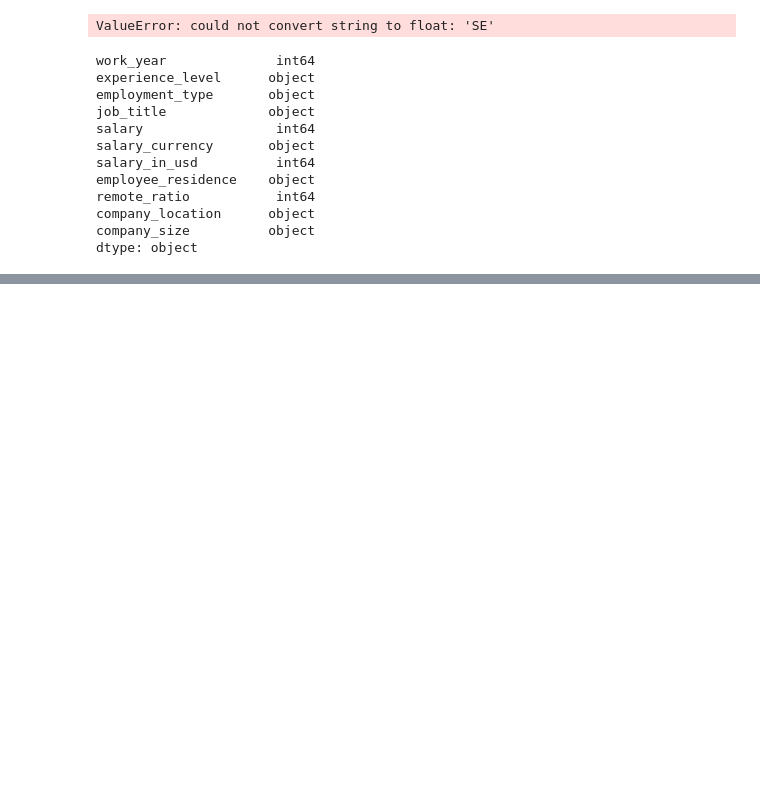
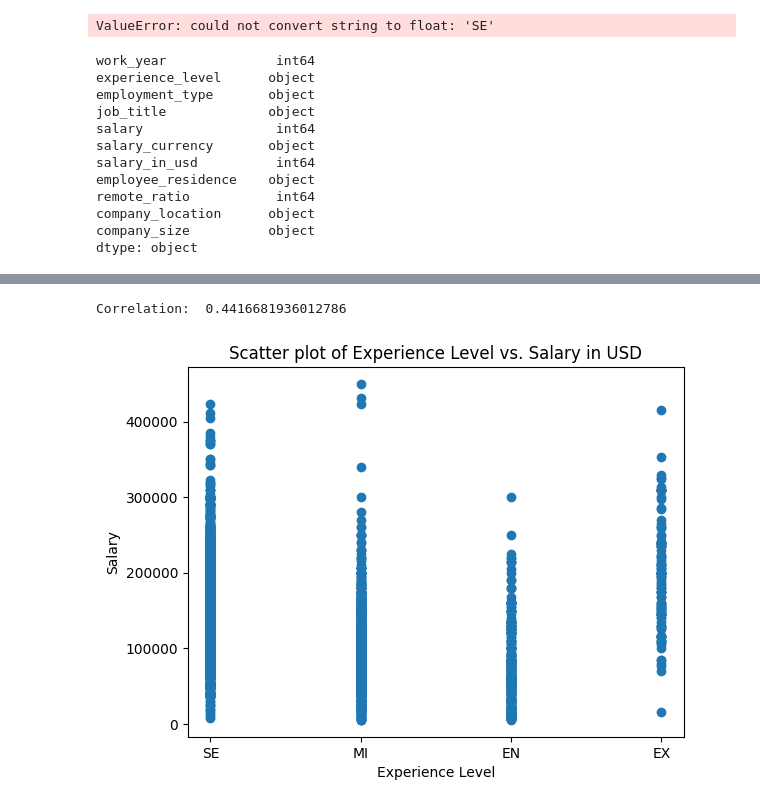
Before and after one commit to samanthadiggs/dataScienceSalariesAnalysis, a Jupyter notebook: salariesNotebook.ipynb, the cells around one changed output, grey strips where cells are left out. Saved outputs shown, nothing was run; the diff lists cells and outputs as text; code cells hidden in the pictures; blank space fills up the shorter version.

```diff
--- a/salariesNotebook.ipynb
+++ b/salariesNotebook.ipynb
@@ -4,7 +4,7 @@ import pandas as pd
 import matplotlib.pyplot as plt
 import seaborn as sns
 # %%
-df_salary = pd.read_csv(r"C:\Users\sophomore\Documents\GitHub\dataScienceSalariesAnalysis\ds_salaries.csv")
+df_salary = pd.read_csv(r"C:\Users\sophomore\Documents\GitHub\dataScienceSalariesAnalysis\ds_salaries_edit.csv")
 df_salary.head()
 # %% [output]
 |  | work_year | experience_level | employment_type | job_title | salary | salary_currency | salary_in_usd | ... |
@@ -78,0 +117,14 @@ df_salary['experience_level'] = df_salary['experience_level'].replace(mapping)
+# %%
+# Reversing the mapping done
+mapping = {3: 'SE', 2: 'MI', 1:'EN'}
+df_salary['experience_level'] = df_salary['experience_level'].replace(mapping)
+# %%
+
+# Define the mapping dictionary for experience levels
+mapping = {'EX': 4, 'SE': 3, 'MI': 2, 'EN': 1}
+
+# Create a new column 'Experience Numeric' with the numerical values
+df_salary['experience_level_numeric'] = df_salary['experience_level'].replace(mapping)
+
+# Save the modified DataFrame back to the Excel file
+df_salary.to_csv(r'C:\Users\sophomore\Documents\GitHub\dataScienceSalariesAnalysis\ds_salaries_edit.csv', index=False)
@@ -78,0 +147,19 @@ df_salary['experience_level'] = df_salary['experience_level'].replace(mapping)
+# %%
+#checking correlation between two columns
+correlation = df_salary['experience_level_numeric'].corr(df_salary['salary_in_usd'])
+print("Correlation: ", correlation)
+# %% [output]
+Correlation:  0.4416681936012786
+# %%
+# Plotting the correlation
+import matplotlib.pyplot as plt
+plt.scatter(df_salary['experience_level'], df_salary['salary_in_usd'])
+plt.xlabel('Experience Level')
+plt.ylabel('Salary')
+plt.title('Scatter plot of Experience Level vs. Salary in USD')
+#tick_interval = 0.2
+#tick_positions = [i * tick_interval for i in range(int(df_salary['salary_in_usd'].max() / tick_interval) + 1)]
+#plt.yticks(tick_positions)
+plt.show()
+# %% [output]
+[figure, added]
```
Also changed, not shown: parts of 6 cells of this notebook, 1 other file.
